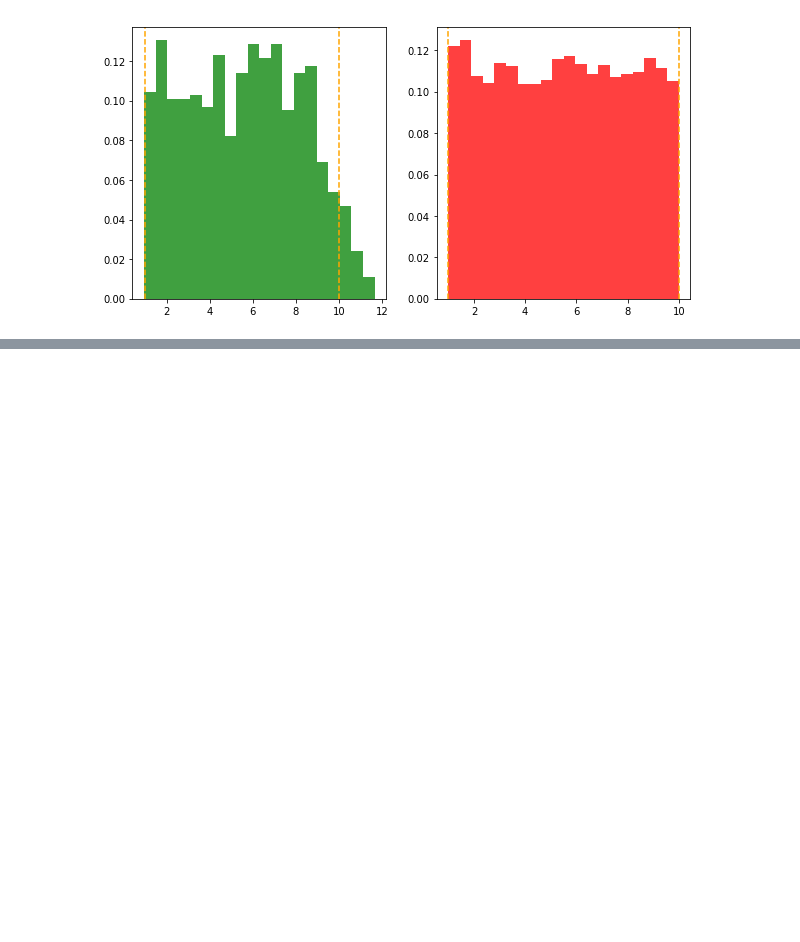
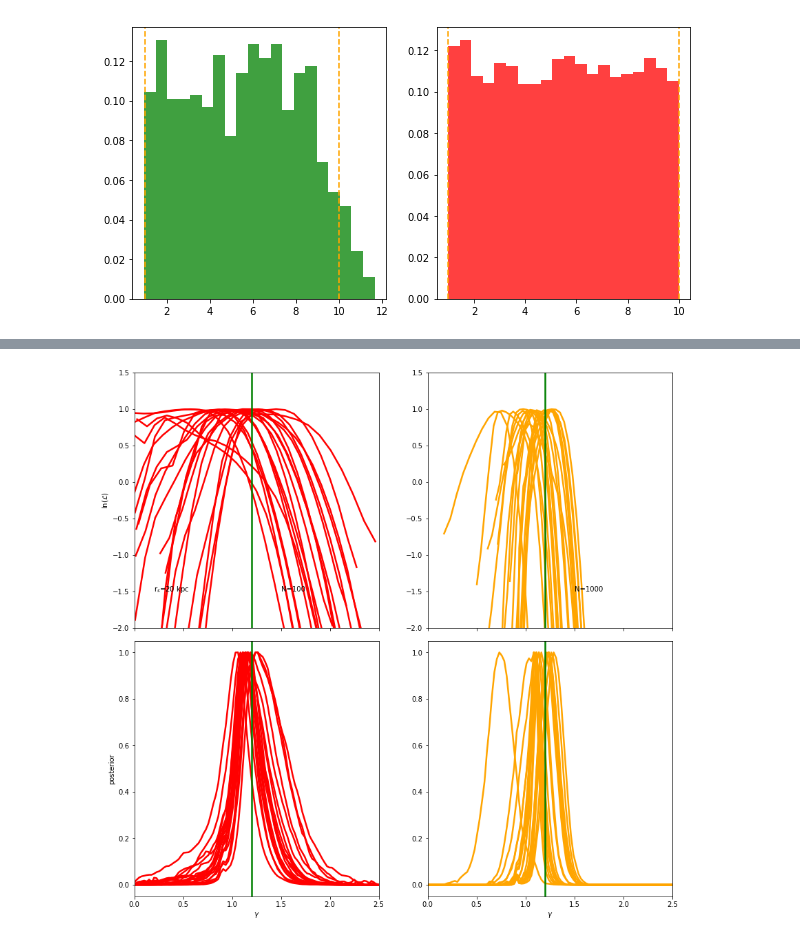
Before and after one commit to SvPoder/exoplanets, a Jupyter notebook: jupyter-notebook/test_uncertainty_dependence.ipynb, the cells around one changed output, grey strips where cells are left out. Cells and saved outputs as stored; diff of their text form; code cells hidden in the pictures; blank space fills up the shorter version.

```diff
--- a/jupyter-notebook/test_uncertainty_dependence.ipynb
+++ b/jupyter-notebook/test_uncertainty_dependence.ipynb
@@ -109,0 +137,78 @@ Using pyplot.axes(ax) with ax an Axes argument is deprecated. Please use pyplot.
+# %%
+nBDs1 = 100; nBDs2 = 1000
+sigma = 0.2
+f     = 1.; gamma = 1.2; rs = 20.
+
+ex = "like_post_data_100"
+ex2 = "like_post_data_1000"
+
+fig, axes = plt.subplots(2, 2, figsize=(14, 14), sharex=True)
+axes[0, 0].set_ylim(-2, 1.5); axes[0, 1].set_ylim(-2, 1.5)
+axes[0, 0].set_xlim(0., 2.5); axes[0, 1].set_xlim(0., 2.5)
+
+xvals = axes[0, 0].get_xlim()
+xvals = np.linspace(xvals[0], xvals[1], 100)
+
+
+axes[1, 0].set_xlabel(r"$\gamma$"); axes[1, 1].set_xlabel(r"$\gamma$")
+
+smooth=0.8
+
+ls = [ "-", ":", "-.", "--", (0, (1, 10)), (0, (1, 1)), (0, (3, 10, 1, 10))]
+j  = 0
+
+like_post_path =  "/home/svenpoder/repos/exoplanets-1/like_post_data/like_post_data_100/"
+like_post_path2 =  "/home/svenpoder/repos/exoplanets-1/like_post_data/like_post_data_1000/"
+
+for i in range(20):
+
+    rank = i + 1
+    print("Curves no. {}".format(rank))
+
+    # Load file
+    _file    = open(like_post_path + ("like_"+ex+"_N%i_sigma%.1f_f1.0gamma%.1frs%.1fv%i"%(nBDs1, sigma, gamma, rs, rank)), "rb")
+    like     = pickle.load(_file)
+    _file    = open(like_post_path + ("posterior_"+ex+"_N%i_sigma%.1f_f1.0gamma%.1frs%.1fv%i"%(nBDs1, sigma, gamma, rs, rank)), "rb")
+    samples  = pickle.load(_file)
+
+    # Likelihood 1
+    bin_n=20
+    x = binned_statistic(samples[:, 1], like, 'max', bins=bin_n)[1]
+    y = binned_statistic(samples[:, 1], like, 'max', bins=bin_n+1)[0]
+    y = y - np.max(y[~np.isnan(y)]) + 1
+    axes[0, 0].plot(x, gaussian_filter1d(y, sigma=smooth), color="r", lw=2.5)#, ls=ls[j])
+
+    # Posterior 1
+    kde   = gaussian_kde(samples[:, 1])
+    axes[1, 0].plot(xvals, kde(xvals)/np.max(kde(xvals)), color="r", lw=2.5)#, ls=ls[j])
+
+    # Load file
+    _file    = open(like_post_path2 + ("like_"+ex2+"_N%i_sigma%.1f_f1.0gamma%.1frs%.1fv%i"%(nBDs2, sigma, gamma, rs, rank)), "rb")
+    like     = pickle.load(_file)
+    _file    = open(like_post_path2 + ("posterior_"+ex2+"_N%i_sigma%.1f_f1.0gamma%.1frs%.1fv%i"%(nBDs2, sigma, gamma, rs, rank)), "rb")
+    samples  = pickle.load(_file)
+
+    # Likelihood 2
+    bin_n=20
+    x = binned_statistic(samples[:, 1], like, 'max', bins=bin_n)[1]
+    y = binned_statistic(samples[:, 1], like, 'max', bins=bin_n+1)[0]
+    y = y - np.max(y[~np.isnan(y)]) + 1
+    axes[0, 1].plot(x, gaussian_filter1d(y, sigma=smooth), color="orange", lw=2.5)#, ls=ls[j])
+
+    # Posterior 2
+    kde   = gaussian_kde(samples[:, 1])
+    axes[1, 1].plot(xvals, kde(xvals)/np.max(kde(xvals)), color="orange", lw=2.5)#, ls=ls[j])
+
+    j+=1
+
+axes[0, 0].set_ylabel(r"ln($\mathcal{L}$)"); axes[1, 0].set_ylabel("posterior")
+axes[0, 0].text(1.5, -1.5, "N=100"); axes[0, 1].text(1.5, -1.5, "N=1000")
+axes[0, 0].text(0.2, -1.5, "r$_s$=20 kpc")
+
+axes[0, 0].axvline(gamma, color="green", lw=2.5); axes[0, 1].axvline(gamma, color="green", lw=2.5)
+axes[1, 0].axvline(gamma, color="green", lw=2.5); axes[1, 1].axvline(gamma, color="green", lw=2.5)
+fig.subplots_adjust(hspace=0.05)
+
+
+#fig.savefig("like_post_analytic_"+ex+"_sigma0.2_gamma1.2_rs20.pdf", bbox_inches="tight")
+# %% [output]
@@ -109,0 +235 @@ Using pyplot.axes(ax) with ax an Axes argument is deprecated. Please use pyplot.
+[figure, added]
```
Also changed, not shown: parts of 7 cells of this notebook, 5 other files.
